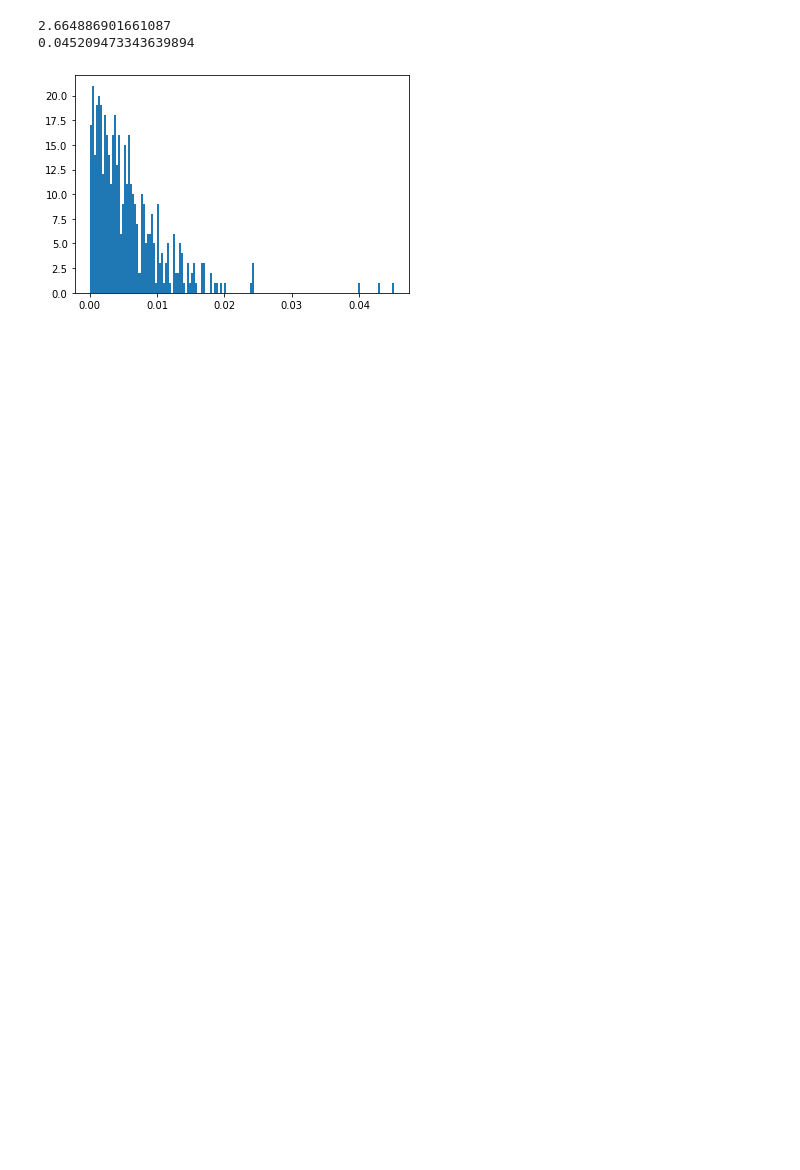
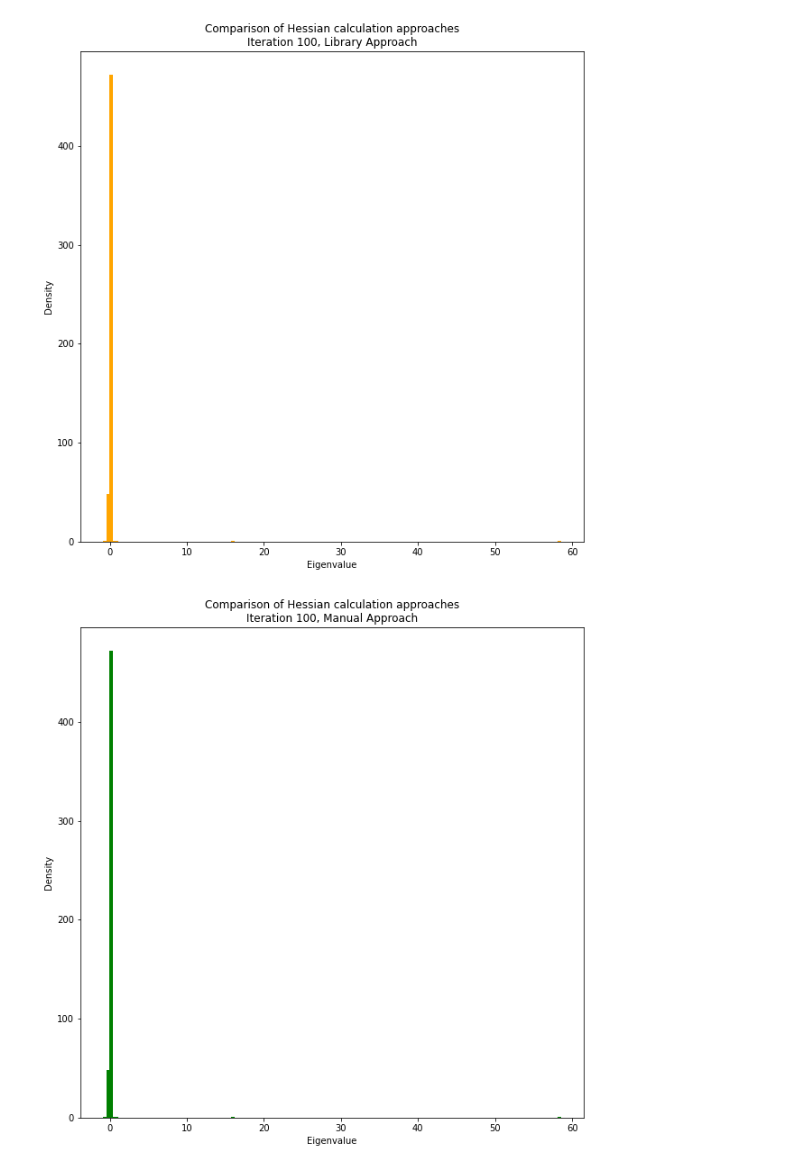
Before and after one commit to Lawrencium256/NODE_Hessian, a Jupyter notebook: nested_spheres/nested_spheres_hessians.ipynb, the cells around one changed output. Drawn from its saved outputs; the diff is of its cells as text; code cells hidden in the pictures; blank space fills up the shorter version.

Commit message:
Nested spheres Hessian analysis

```diff
--- a/nested_spheres/nested_spheres_hessians.ipynb
+++ b/nested_spheres/nested_spheres_hessians.ipynb
@@ -143,7 +143,7 @@ neural_net = Network()
 # %%
 class Integrator(nn.Module):
   """
-
+  ODE block that is used to calculate the Hessian via the library and MOFD approaches.
   """
   def __init__(self, g, h, odefunc, t0, tN):
     super(Integrator, self).__init__()
@@ -473,5 +489,7 @@ plt.show()
 # %%
-#Get MOFD Hessian for a given model.
+#MOFD Hessian.
+model = torch.load('/content/drive/MyDrive/colab_notebooks/NODE_Hessian/nested_spheres/node/models/model_'
+                  + str(itr) + '.pt')
 double_model = model.double()
 optimizer = optim.Adam(model.parameters())
 optimizer.zero_grad()
@@ -479,7 +497,7 @@ optimizer.zero_grad()
 #Prepare loss for MOFD.
 pred_y = model(z0.double()).double()
 base_loss_func = nn.MSELoss()
-base_loss = base_loss_func(pred_y, zN.double())
+base_loss = base_loss_func(pred_y, zN.double()).double()
 
 #Prepare shape information for MOFD.
 shapes = []
@@ -493,11 +511,8 @@ for param in param_tensors:
   vec = torch.reshape(param, (-1,)).to(device)
   params_vec = torch.cat((params_vec, vec))
 
-print(library_hessian[0,:10])
-
-w = len(params_vec)
-w=30
-print('Getting Hessian with h = 1e-4')
+w = len(params_vec)                  #Range of elements to examine.
+print('Getting MOFD Hessian for iteration ' + str(itr) + '...')
 counter = w*(w+1)/2
 mofd_hessian = torch.zeros((w,w)).double()
 for i in range(w):
@@ -510,6 +525,9 @@ for i in range(w):
       mofd_hessian[i,k] = element.item()    #.item() is required to prevent RAM growth.
       mofd_hessian[k,i] = element.item()
       counter -= 1
-      print("Iterations remaining: " + str(int(counter)) + ', Element: ' + str("{:.4e}".format(element.item())), end = '\n')
+      print("\rIterations remaining: " + str(int(counter)) + ', Element: ' + str("{:.4e}".format(element.item())), end = '')
 print('')
+
+torch.save(mofd_hessian, '/content/drive/MyDrive/colab_notebooks/NODE_Hessian/nested_spheres/node'
+                        + '/hessian_data/' + str(itr) + '_mofd_hessian_5.pt')
 # %% [output]
@@ -541,9 +568,39 @@ for i in range(w):
 
 print(difference)
 print(np.amax(differences))
-plt.hist(differences, bins = 150)
-plt.show()
-# %% [output]
-2.664886901661087
-0.045209473343639894
-[figure, removed]
+# %%
+plt.figure(figsize=[10,10])
+e_l, v_l = torch.symeig(library_hessian)
+plt.hist(e_l, bins=150, color='Orange')
+plt.title('Comparison of Hessian calculation approaches\nIteration ' + str(itr) + ', Library Approach')
+plt.xlabel('Eigenvalue')
+plt.ylabel('Density')
+plt.savefig('/content/drive/MyDrive/colab_notebooks/NODE_Hessian/nested_spheres'
+              + '/node/eigenvalue_density_plots_comparisons/' + str(itr)
+              + '_lib_eigenvalue_density.pdf')
+plt.show()
+
+plt.figure(figsize=[10,10])
+e_ma, v_ma = torch.symeig(manual_hessian)
+plt.hist(e_ma, bins=150, color='Green')
+plt.title('Comparison of Hessian calculation approaches\nIteration ' + str(itr) + ', Manual Approach')
+plt.xlabel('Eigenvalue')
+plt.ylabel('Density')
+plt.savefig('/content/drive/MyDrive/colab_notebooks/NODE_Hessian/nested_spheres'
+              + '/node/eigenvalue_density_plots_comparisons/' + str(itr)
+              + '_man_eigenvalue_density.pdf')
+plt.show()
+
+plt.figure(figsize=[10,10])
+e_mo, v_mo = torch.symeig(mofd_hessian)
+plt.hist(e_mo, bins=150, color='Blue')
+plt.title('Comparison of Hessian calculation approaches\nIteration ' + str(itr) + ', MOFD, h = 1e-5')
+plt.xlabel('Eigenvalue')
+plt.ylabel('Density')
+plt.savefig('/content/drive/MyDrive/colab_notebooks/NODE_Hessian/nested_spheres'
+              + '/node/eigenvalue_density_plots_comparisons/' + str(itr)
+              + '_mofd_5_eigenvalue_density.pdf')
+plt.show()
+# %% [output]
+[figure, added]
+[figure, added]
```
Also changed, not shown: parts of 15 cells of this notebook, 44 other files.
